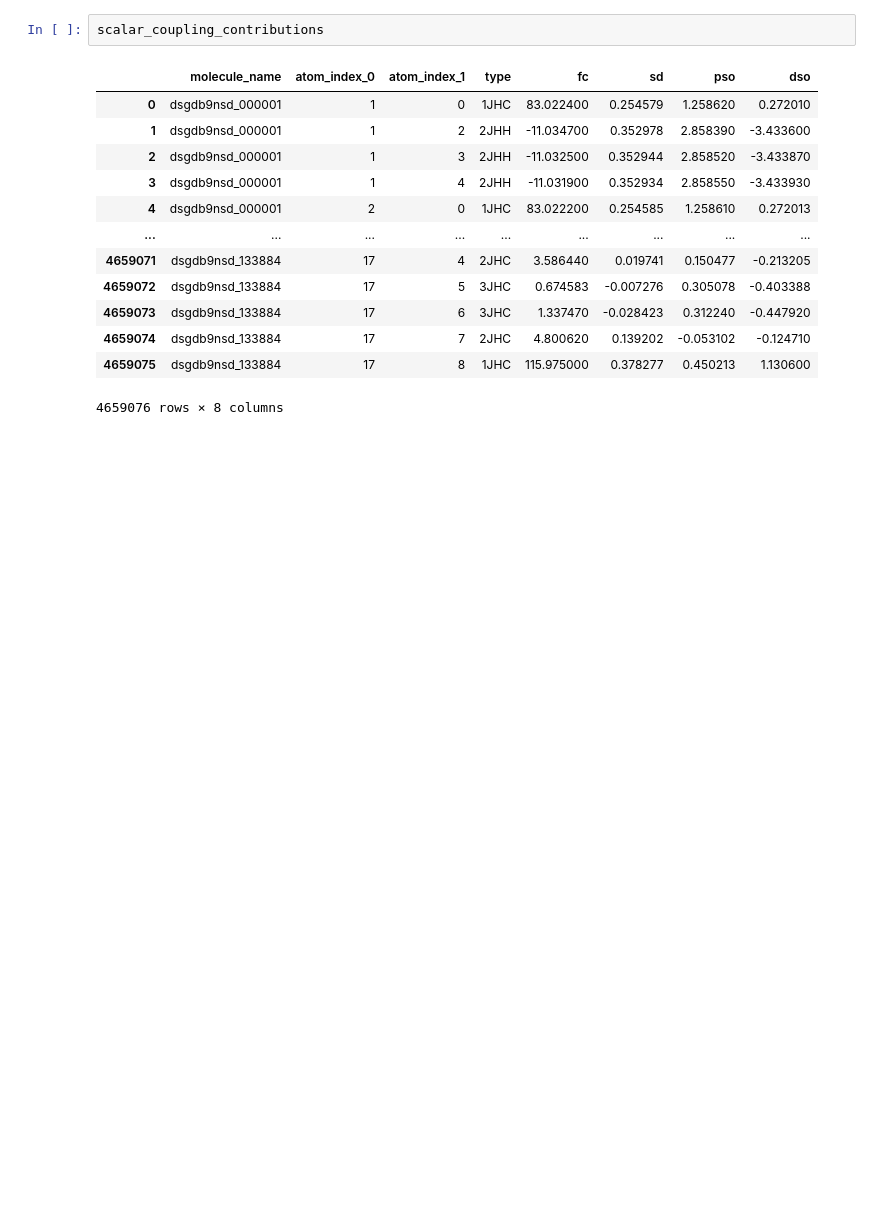
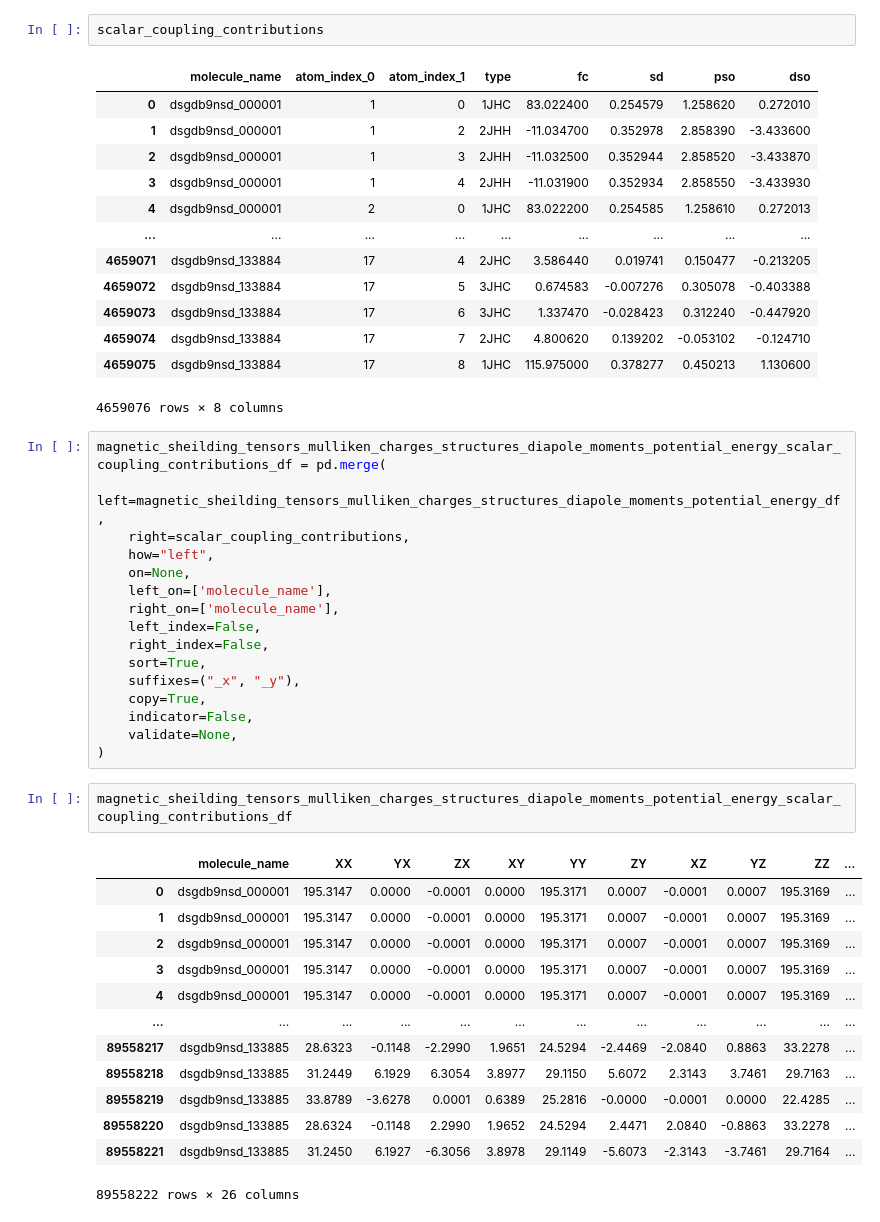
Before and after one commit to AymanSulaiman/Predicting-molecular-properties, a Jupyter notebook: notebooks/data_cleaning.ipynb, the cells around one changed output. Saved outputs shown, nothing was run; the diff lists cells and outputs as text; blank space fills up the shorter version.

```diff
--- a/notebooks/data_cleaning.ipynb
+++ b/notebooks/data_cleaning.ipynb
@@ -162,3 +145,35 @@ scalar_coupling_contributions
 | 4659074 | dsgdb9nsd_133884 | 17 | 7 | 2JHC | 4.800620 | 0.139202 | -0.053102 | -0.124710 |
 | 4659075 | dsgdb9nsd_133884 | 17 | 8 | 1JHC | 115.975000 | 0.378277 | 0.450213 | 1.130600 |
 4659076 rows × 8 columns
+# %%
+magnetic_sheilding_tensors_mulliken_charges_structures_diapole_moments_potential_energy_scalar_coupling_contributions_df = pd.merge(
+    left=magnetic_sheilding_tensors_mulliken_charges_structures_diapole_moments_potential_energy_df,
+    right=scalar_coupling_contributions,
+    how="left",
+    on=None,
+    left_on=['molecule_name'],
+    right_on=['molecule_name'],
+    left_index=False,
+    right_index=False,
+    sort=True,
+    suffixes=("_x", "_y"),
+    copy=True,
+    indicator=False,
+    validate=None,
+)
+# %%
+magnetic_sheilding_tensors_mulliken_charges_structures_diapole_moments_potential_energy_scalar_coupling_contributions_df
+# %% [output]
+|  | molecule_name | XX | YX | ZX | XY | YY | ZY | XZ | YZ | ZZ | ... |
+| 0 | dsgdb9nsd_000001 | 195.3147 | 0.0000 | -0.0001 | 0.0000 | 195.3171 | 0.0007 | -0.0001 | 0.0007 | 195.3169 | ... |
+| 1 | dsgdb9nsd_000001 | 195.3147 | 0.0000 | -0.0001 | 0.0000 | 195.3171 | 0.0007 | -0.0001 | 0.0007 | 195.3169 | ... |
+| 2 | dsgdb9nsd_000001 | 195.3147 | 0.0000 | -0.0001 | 0.0000 | 195.3171 | 0.0007 | -0.0001 | 0.0007 | 195.3169 | ... |
+| 3 | dsgdb9nsd_000001 | 195.3147 | 0.0000 | -0.0001 | 0.0000 | 195.3171 | 0.0007 | -0.0001 | 0.0007 | 195.3169 | ... |
+| 4 | dsgdb9nsd_000001 | 195.3147 | 0.0000 | -0.0001 | 0.0000 | 195.3171 | 0.0007 | -0.0001 | 0.0007 | 195.3169 | ... |
+| ... | ... | ... | ... | ... | ... | ... | ... | ... | ... | ... | ... |
+| 89558217 | dsgdb9nsd_133885 | 28.6323 | -0.1148 | -2.2990 | 1.9651 | 24.5294 | -2.4469 | -2.0840 | 0.8863 | 33.2278 | ... |
+| 89558218 | dsgdb9nsd_133885 | 31.2449 | 6.1929 | 6.3054 | 3.8977 | 29.1150 | 5.6072 | 2.3143 | 3.7461 | 29.7163 | ... |
+| 89558219 | dsgdb9nsd_133885 | 33.8789 | -3.6278 | 0.0001 | 0.6389 | 25.2816 | -0.0000 | -0.0001 | 0.0000 | 22.4285 | ... |
+| 89558220 | dsgdb9nsd_133885 | 28.6324 | -0.1148 | 2.2990 | 1.9652 | 24.5294 | 2.4471 | 2.0840 | -0.8863 | 33.2278 | ... |
+| 89558221 | dsgdb9nsd_133885 | 31.2450 | 6.1927 | -6.3056 | 3.8978 | 29.1149 | -5.6073 | -2.3143 | -3.7461 | 29.7164 | ... |
+89558222 rows × 26 columns
```
Also changed, not shown: parts of 9 cells of this notebook, 1 other file.
